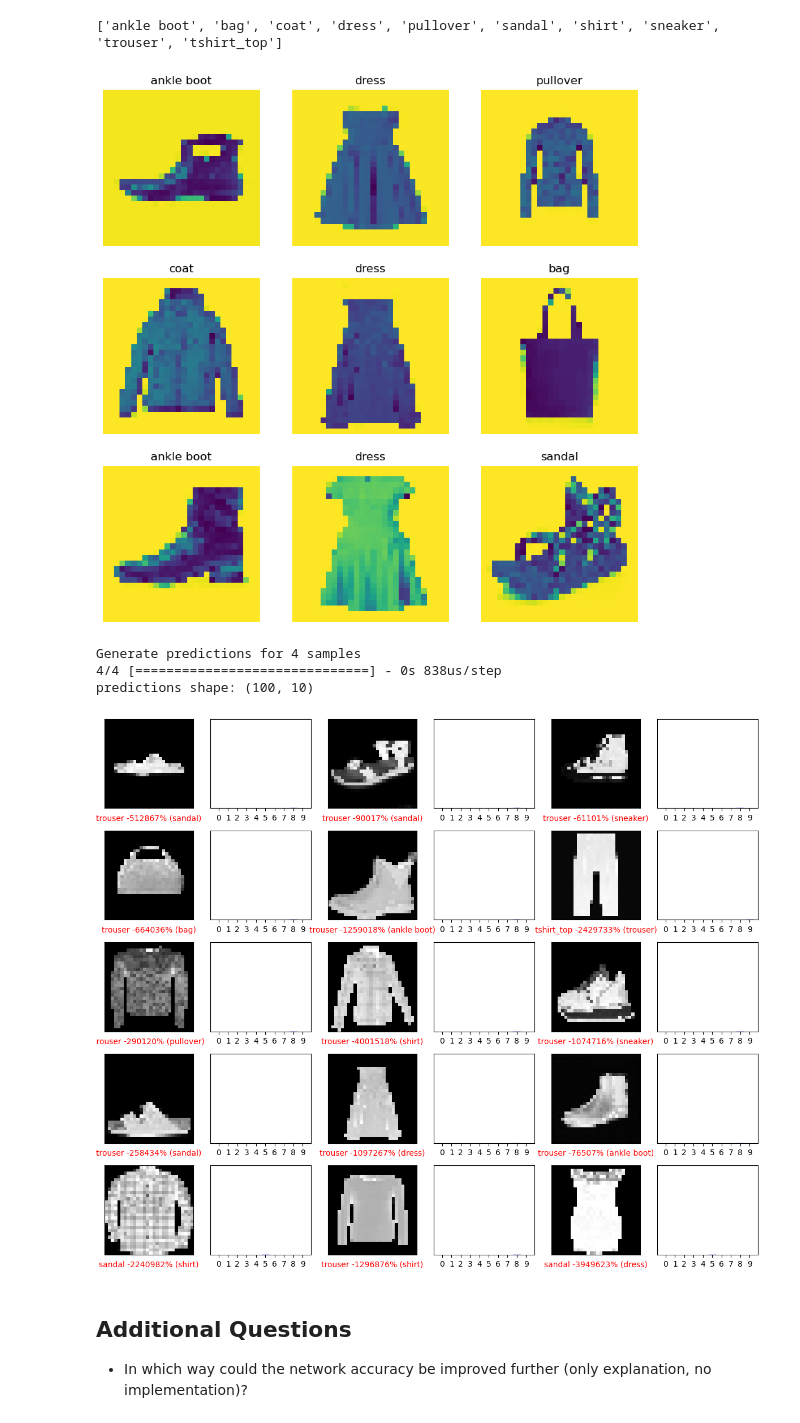
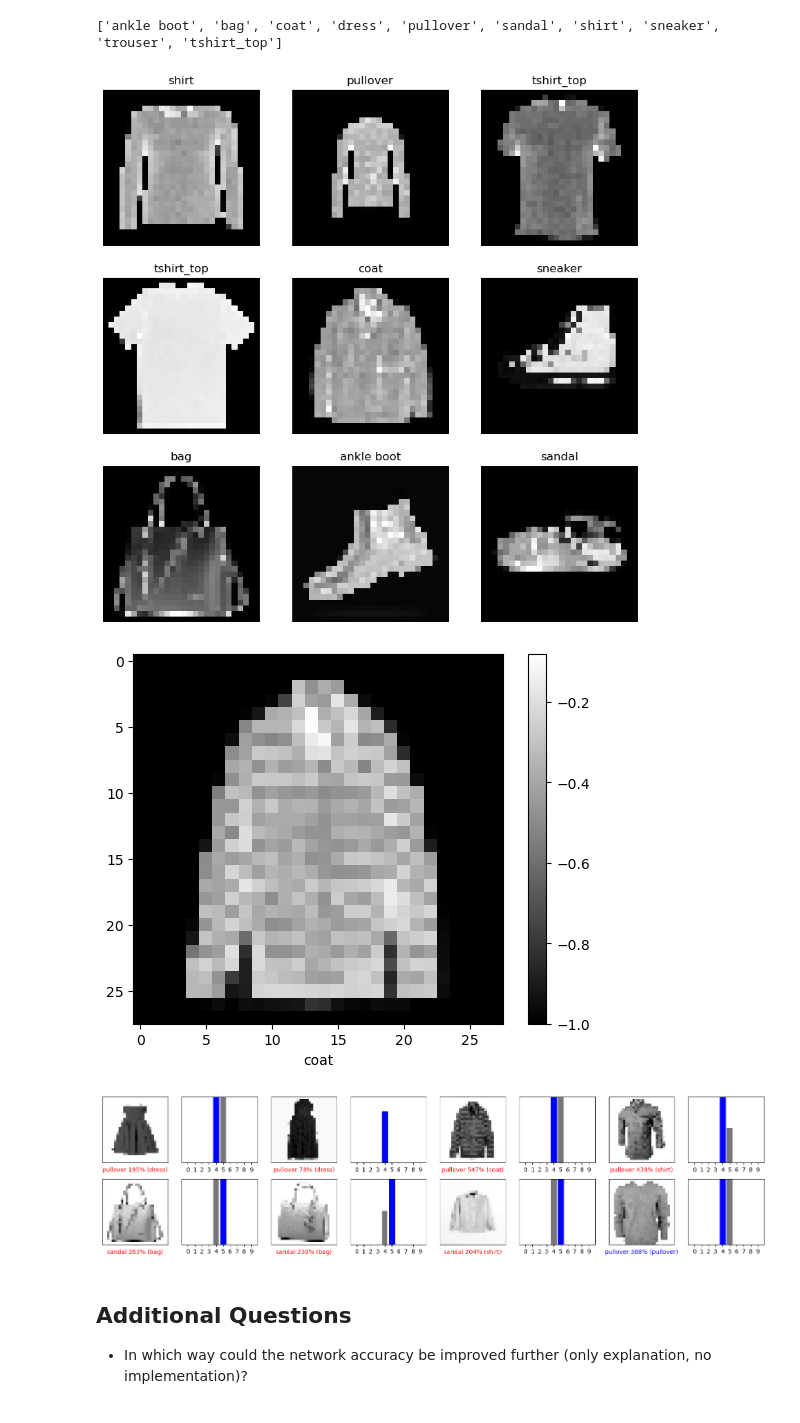
Before and after one commit to yannick1203/AIS_Group2, a Jupyter notebook: Assignment2/Code/PartA/Assignment2_PART_A_V2.ipynb, the cells around one changed output. Saved outputs shown, nothing was run; the diff lists cells and outputs as text; code cells hidden in the pictures.

```diff
--- a/Assignment2/Code/PartA/Assignment2_PART_A_V2.ipynb
+++ b/Assignment2/Code/PartA/Assignment2_PART_A_V2.ipynb
@@ -291,6 +333,11 @@ class_names = test_ds.class_names
 print(class_names)
 # %% [output]
 ['ankle boot', 'bag', 'coat', 'dress', 'pullover', 'sandal', 'shirt', 'sneaker', 'trouser', 'tshirt_top']
+# %%
+def inverseImageBW_array(originalImage):
+    temp = 1 - originalImage
+    temp = -1.* originalImage
+    return temp
 # %%
 import matplotlib.pyplot as plt
 
@@ -298,11 +345,11 @@ plt.figure(figsize=(10, 10))
 for images, labels in test_ds.take(1):
   for i in range(9):
     ax = plt.subplot(3, 3, i + 1)
-    plt.imshow(images[i].numpy().astype("uint8"))
+    plt.imshow(inverseImageBW_array(images[i].numpy().astype("uint8")), cmap = 'gray')
     plt.title(class_names[labels[i]])
     plt.axis("off")
 # %% [output]
-[figure, old version]
+[figure, new version]
 # %%
 for image_batch, labels_batch in test_ds:
     x_validation = image_batch
@@ -310,19 +357,22 @@ for image_batch, labels_batch in test_ds:
 
 y_validation_onehot = tf.keras.utils.to_categorical(y_validation, 10)
 
-x_validation = np.array(x_validation)
+x_validation = inverseImageBW_array(np.array(x_validation) / 255.0)
 y_validation = np.array(y_validation)
 y_validation_onehot = np.array(y_validation_onehot)
+# %%
+plotSample(x_validation[2], y_validation[2], class_names)
+# %% [output]
+[figure, added]
 # %%
-print("Generate predictions for 4 samples")
-predictions = test_model.predict(x_validation[:100])
-print("predictions shape:", predictions.shape)
+#print("Generate predictions for 4 samples")
+#predictions = test_model.predict(x_validation[:100])
+#print("predictions shape:", predictions.shape)
 
-predictionClasses = np.argmax(predictions, axis=1)
+#predictionClasses = np.argmax(predictions, axis=1)
-# %% [output]
-Generate predictions for 4 samples
-4/4 [==============================] - 0s 838us/step
-predictions shape: (100, 10)
+# %%
+predictions = test_model.predict_on_batch(x_validation)
+predictionClasses = np.argmax(predictions, axis=1)
 # %%
 def plot_image(i, predictions_array, true_label, img):
   true_label, img = true_label[i], img[i]
@@ -355,19 +405,20 @@ def plot_value_array(i, predictions_array, true_label):
   thisplot[predicted_label].set_color('red')
   thisplot[true_label].set_color('blue')
 # %%
-num_rows = 5
-num_cols = 3
+num_rows = 2
+num_cols = 4
 num_images = num_rows*num_cols
 plt.figure(figsize=(2*2*num_cols, 2*num_rows))
+
 for i in range(num_images):
   plt.subplot(num_rows, 2*num_cols, 2*i+1)
   plot_image(i, predictions[i], y_validation, x_validation)
   plt.subplot(num_rows, 2*num_cols, 2*i+2)
   plot_value_array(i, predictions[i], predictionClasses)
 plt.tight_layout()
 plt.show()
 # %% [output]
-[figure, old version]
+[figure, new version]
 # %% [markdown]
 ## Additional Questions
 * In which way could the network accuracy be improved further (only explanation, no implementation)?
```
Also changed, not shown: parts of 9 cells of this notebook, 15 other files.
